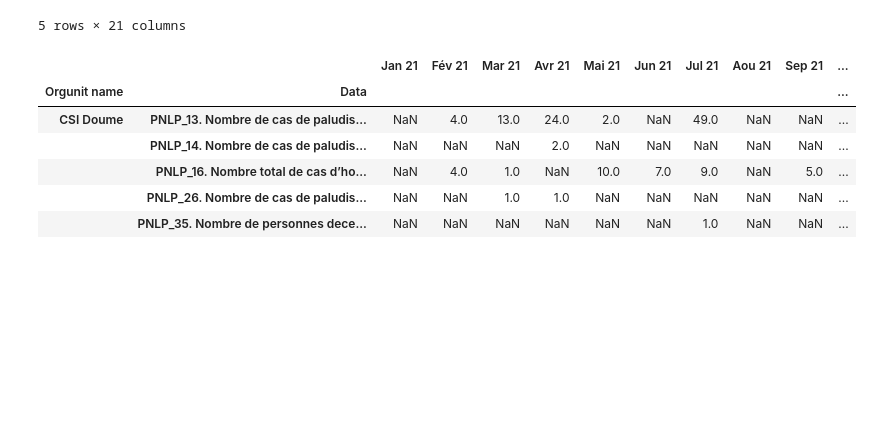
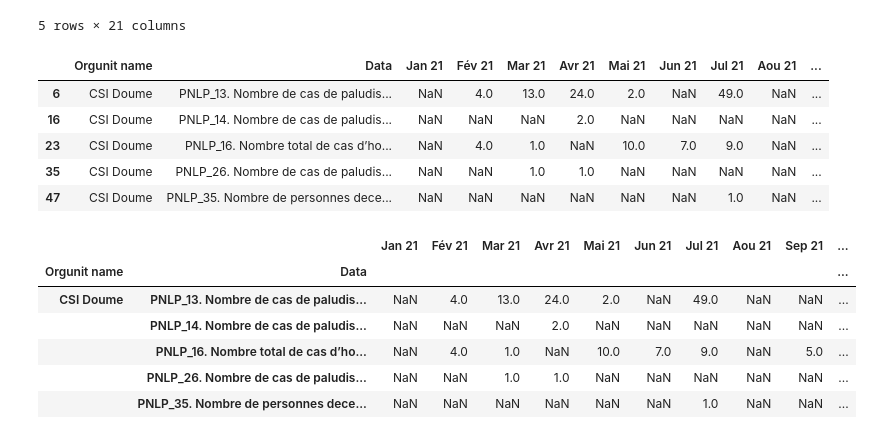
Before and after one commit to Djatche/qualite_donnees_district_sante_48h, a Jupyter notebook: data_quality_who_dq_tools_vs_python.ipynb, the cells around one changed output. Cells and saved outputs as stored; diff of their text form; code cells hidden in the pictures; blank space fills up the shorter version.

```diff
--- a/data_quality_who_dq_tools_vs_python.ipynb
+++ b/data_quality_who_dq_tools_vs_python.ipynb
@@ -51,6 +51,15 @@ paludisme_Doume
 cols_paludisme = ["Orgunit name", "Data", "Jan 21", "Fév 21", "Mar 21", "Avr 21", "Mai 21", "Jun 21", "Jul 21", "Aou 21", "Sep 21", "Oct 21", "Nov 21", "Déc 21"]
 # %%
 paludisme_Doume = paludisme_Doume[cols_paludisme]
+# %%
+paludisme_Doume
+# %% [output]
+|  | Orgunit name | Data | Jan 21 | Fév 21 | Mar 21 | Avr 21 | Mai 21 | Jun 21 | Jul 21 | Aou 21 | ... |
+| 6 | CSI Doume | PNLP_13. Nombre de cas de paludis... | NaN | 4.0 | 13.0 | 24.0 | 2.0 | NaN | 49.0 | NaN | ... |
+| 16 | CSI Doume | PNLP_14. Nombre de cas de paludis... | NaN | NaN | NaN | 2.0 | NaN | NaN | NaN | NaN | ... |
+| 23 | CSI Doume | PNLP_16. Nombre total de cas d’ho... | NaN | 4.0 | 1.0 | NaN | 10.0 | 7.0 | 9.0 | NaN | ... |
+| 35 | CSI Doume | PNLP_26. Nombre de cas de paludis... | NaN | NaN | 1.0 | 1.0 | NaN | NaN | NaN | NaN | ... |
+| 47 | CSI Doume | PNLP_35. Nombre de personnes dece... | NaN | NaN | NaN | NaN | NaN | NaN | 1.0 | NaN | ... |
 # %%
 paludisme_Doume = paludisme_Doume.set_index(['Orgunit name', 'Data'])
 # %%
```
Also changed, not shown: 2 other files.
